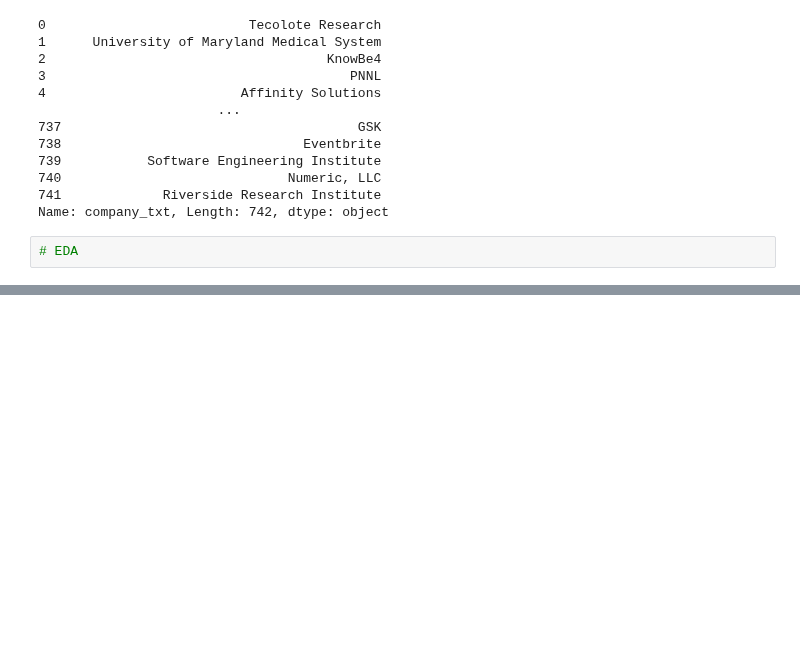
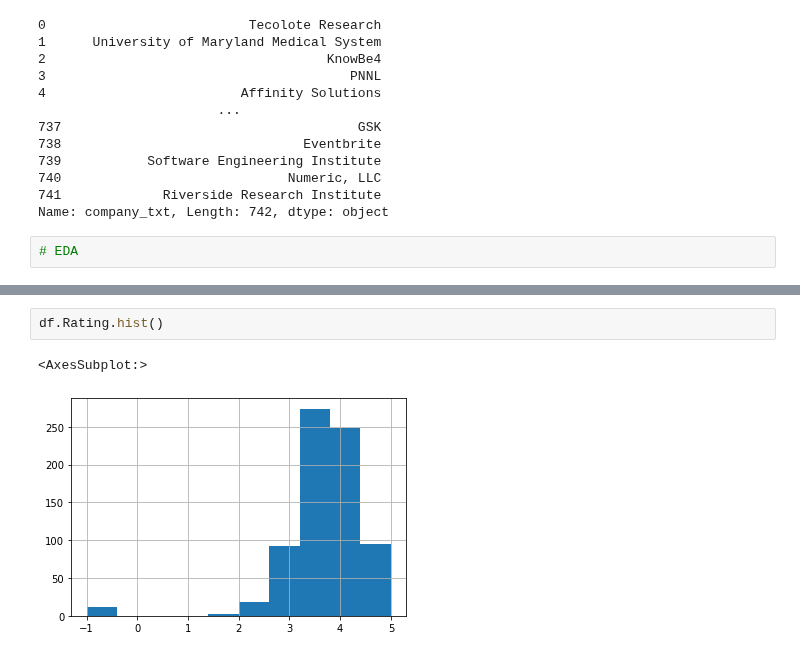
Before and after one commit to masete/ML-Predict-DS-Salaries, a Jupyter notebook: ds_eda.ipynb, the cells around one changed output, grey strips where cells are left out. Saved outputs shown, nothing was run; the diff lists cells and outputs as text; blank space fills up the shorter version.

```diff
--- a/ds_eda.ipynb
+++ b/ds_eda.ipynb
@@ -226,0 +236,5 @@ df.c
+# %%
+df.Rating.hist()
+# %% [output]
+<AxesSubplot:>
+[figure, added]
```
Also changed, not shown: parts of 1 cell of this notebook.
